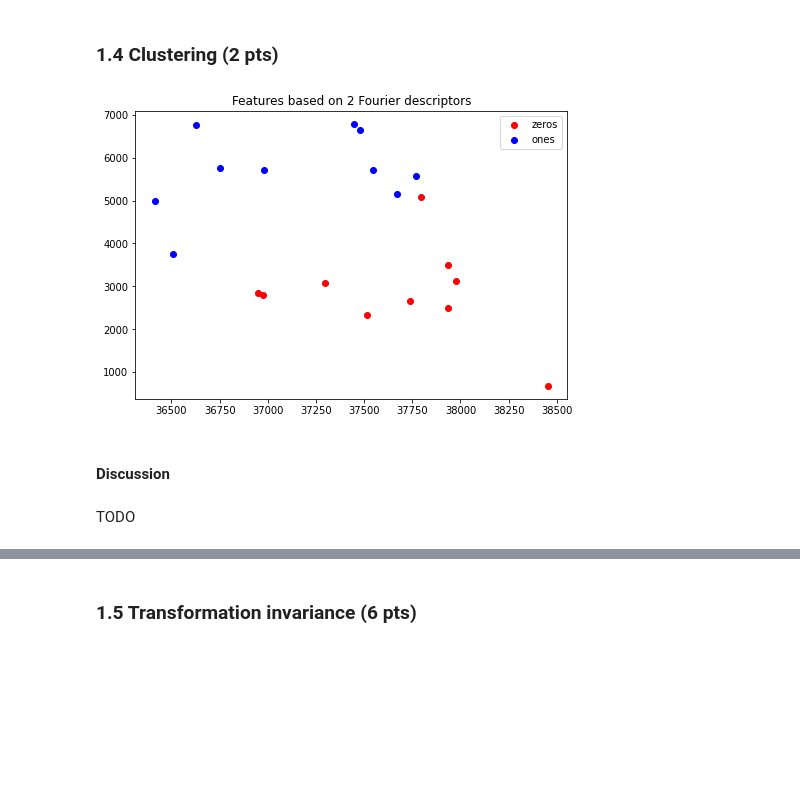
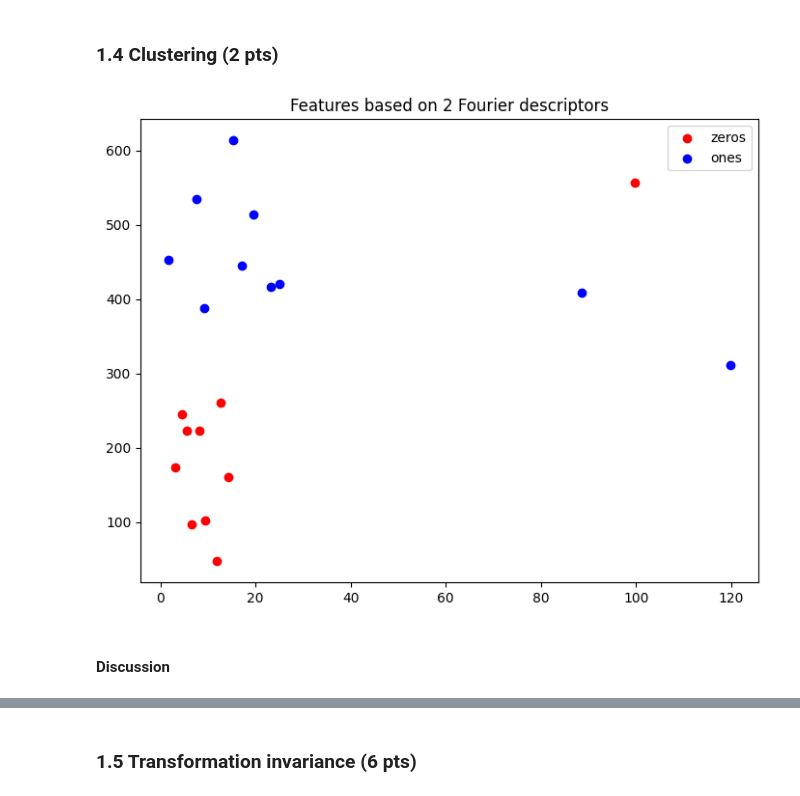
Before and after one commit to mrizaarseven98/do-not-cheat, a Jupyter notebook: labs/lab_02_object_description.ipynb, the cells around one changed output, grey strips where cells are left out. Drawn from its saved outputs; the diff is of its cells as text; code cells hidden in the pictures; blank space fills up the shorter version.

```diff
--- a/labs/lab_02_object_description.ipynb
+++ b/labs/lab_02_object_description.ipynb
@@ -343,27 +346,24 @@ TODO
 # %%
 # TODO: You should fill the lists below, with your features
 
 # First feature for all "0"s
-zeros_f1 = [np.sqrt(((get_descriptors(zeros[i], False)[0].real)**2)+((get_descriptors(zeros[i], False)[0].imag)**2)) for i in range(0, len(zeros))]
-#print(zeros_f1)
+zeros_f1 = [np.abs(get_descriptors(zeros[i], False)[289]) for i in range(0, len(zeros))]
 # Second feature for all "0"s
-zeros_f2 = [np.sqrt(((get_descriptors(zeros[i], False)[1].real)**2)+((get_descriptors(zeros[i], False)[1].imag)**2)) for i in range(0, len(zeros))]
+zeros_f2 = [np.abs(get_descriptors(zeros[i], False)[295]) for i in range(0, len(zeros))]
 # Fist feature for all "1"s
-ones_f1 = [np.sqrt(((get_descriptors(ones[i], False)[0].real)**2)+((get_descriptors(ones[i], False)[0].imag)**2)) for i in range(0, len(zeros))]
+ones_f1 = [np.abs(get_descriptors(ones[i], False)[289]) for i in range(0, len(zeros))]
 # Second feature for all "1"s
-ones_f2 = [np.sqrt(((get_descriptors(ones[i], False)[1].real)**2)+((get_descriptors(ones[i], False)[1].imag)**2)) for i in range(0, len(zeros))]
+ones_f2 = [np.abs(get_descriptors(ones[i], False)[295]) for i in range(0, len(zeros))]
 
 # Plot features for all images
 fig = plt.figure()
 ax = fig.add_axes([0,0,1,1])
 ax.scatter(zeros_f1, zeros_f2, color='r', label='zeros')
 ax.scatter(ones_f1, ones_f2, color='b', label='ones')
 ax.legend(loc='best')
 plt.title("Features based on 2 Fourier descriptors")
 plt.show()
 # %% [output]
-[figure, old version]
+[figure, new version]
 # %% [markdown]
 #### Discussion
-# %% [markdown]
-TODO
```
Also changed, not shown: parts of 11 cells of this notebook.
